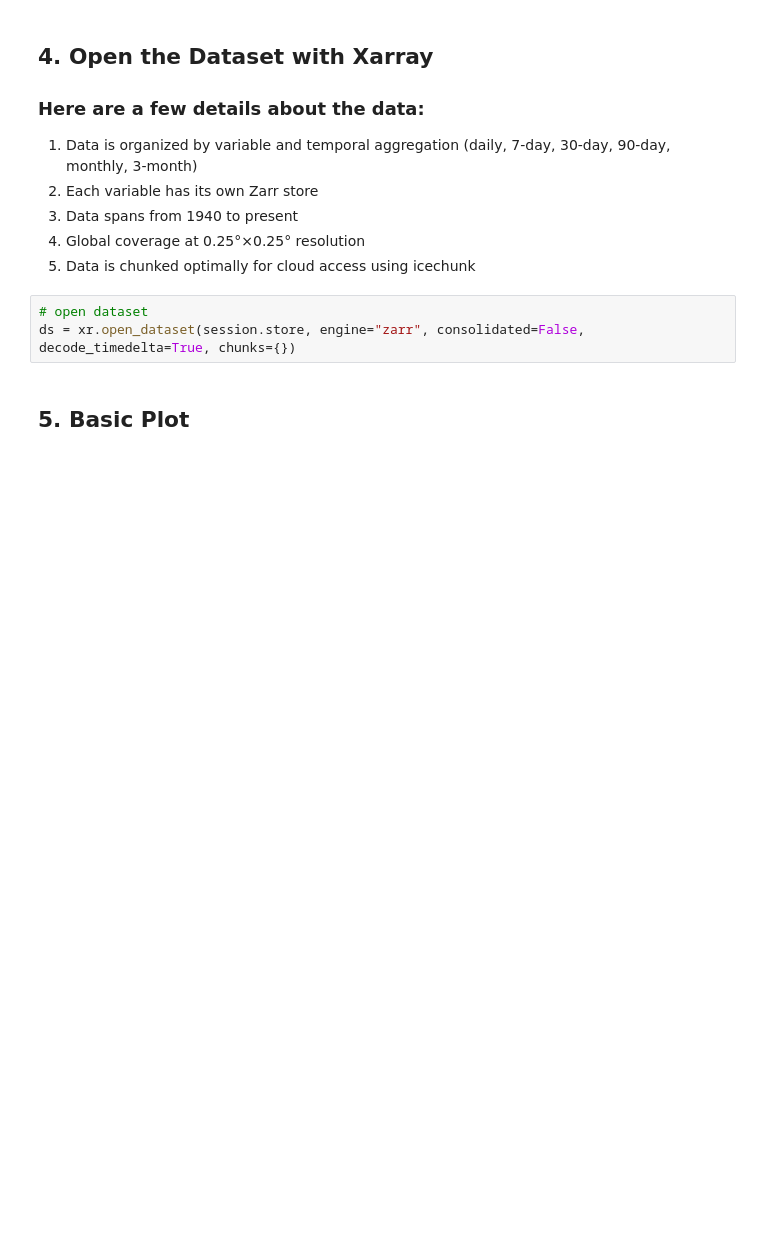
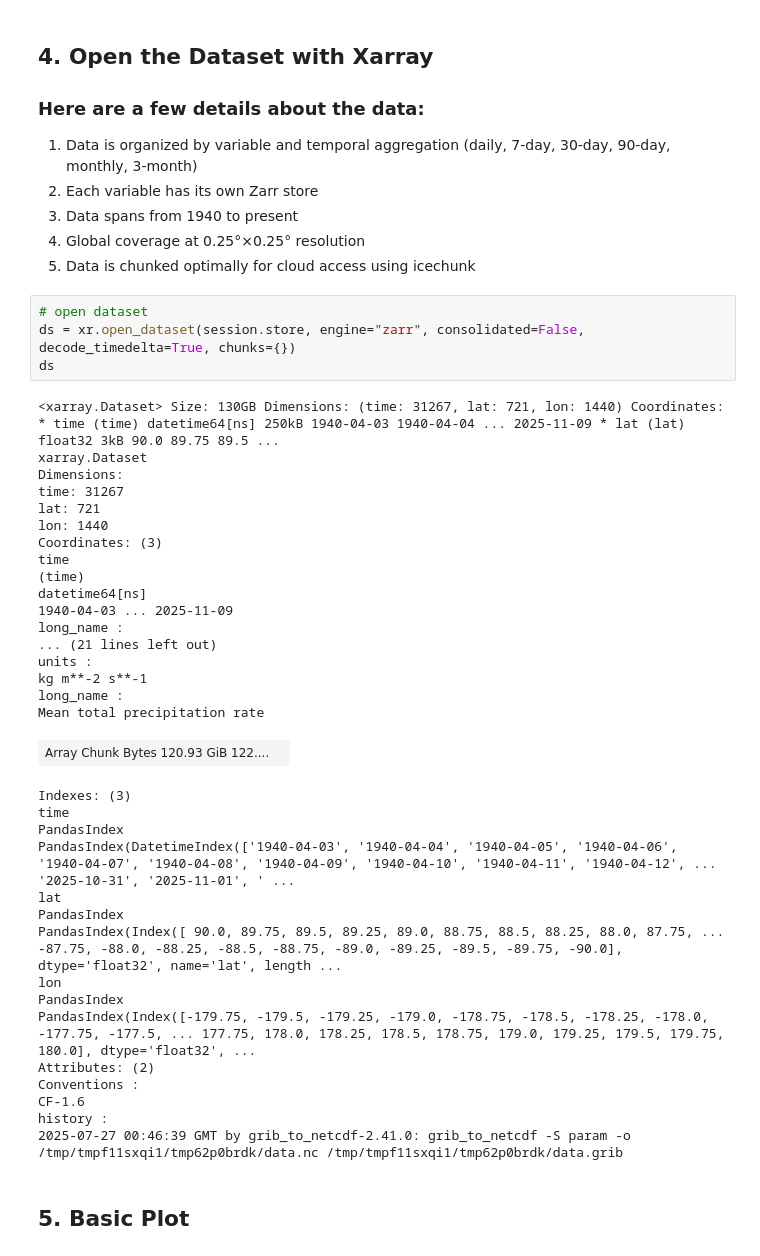
Before and after one commit to PlanetteAI/planette_era5_archive, a Jupyter notebook: planette_era5_tutorial.ipynb, the cells around one changed output. Cells and saved outputs as stored; diff of their text form; blank space fills up the shorter version.

```diff
--- a/planette_era5_tutorial.ipynb
+++ b/planette_era5_tutorial.ipynb
@@ -55,5 +55,40 @@ session = repo.readonly_session("main")
 # %%
 # open dataset
 ds = xr.open_dataset(session.store, engine="zarr", consolidated=False, decode_timedelta=True, chunks={})
+ds
+# %% [output]
+<xarray.Dataset> Size: 130GB Dimensions: (time: 31267, lat: 721, lon: 1440) Coordinates: * time (time) datetime64[ns] 250kB 1940-04-03 1940-04-04 ... 2025-11-09 * lat (lat) float32 3kB 90.0 89.75 89.5 ...
+xarray.Dataset
+Dimensions:
+time: 31267
+lat: 721
+lon: 1440
+Coordinates: (3)
+time
+(time)
+datetime64[ns]
+1940-04-03 ... 2025-11-09
+long_name :
+... (21 lines left out)
+units :
+kg m**-2 s**-1
+long_name :
+Mean total precipitation rate
+| Array Chunk Bytes 120.93 GiB 122.... |  |
+Indexes: (3)
+time
+PandasIndex
+PandasIndex(DatetimeIndex(['1940-04-03', '1940-04-04', '1940-04-05', '1940-04-06', '1940-04-07', '1940-04-08', '1940-04-09', '1940-04-10', '1940-04-11', '1940-04-12', ... '2025-10-31', '2025-11-01', ' ...
+lat
+PandasIndex
+PandasIndex(Index([ 90.0, 89.75, 89.5, 89.25, 89.0, 88.75, 88.5, 88.25, 88.0, 87.75, ... -87.75, -88.0, -88.25, -88.5, -88.75, -89.0, -89.25, -89.5, -89.75, -90.0], dtype='float32', name='lat', length ...
+lon
+PandasIndex
+PandasIndex(Index([-179.75, -179.5, -179.25, -179.0, -178.75, -178.5, -178.25, -178.0, -177.75, -177.5, ... 177.75, 178.0, 178.25, 178.5, 178.75, 179.0, 179.25, 179.5, 179.75, 180.0], dtype='float32', ...
+Attributes: (2)
+Conventions :
+CF-1.6
+history :
+2025-07-27 00:46:39 GMT by grib_to_netcdf-2.41.0: grib_to_netcdf -S param -o /tmp/tmpf11sxqi1/tmp62p0brdk/data.nc /tmp/tmpf11sxqi1/tmp62p0brdk/data.grib
 # %% [markdown]
 ## 5. Basic Plot
```
Also changed, not shown: parts of 4 cells of this notebook, 1 other file.
